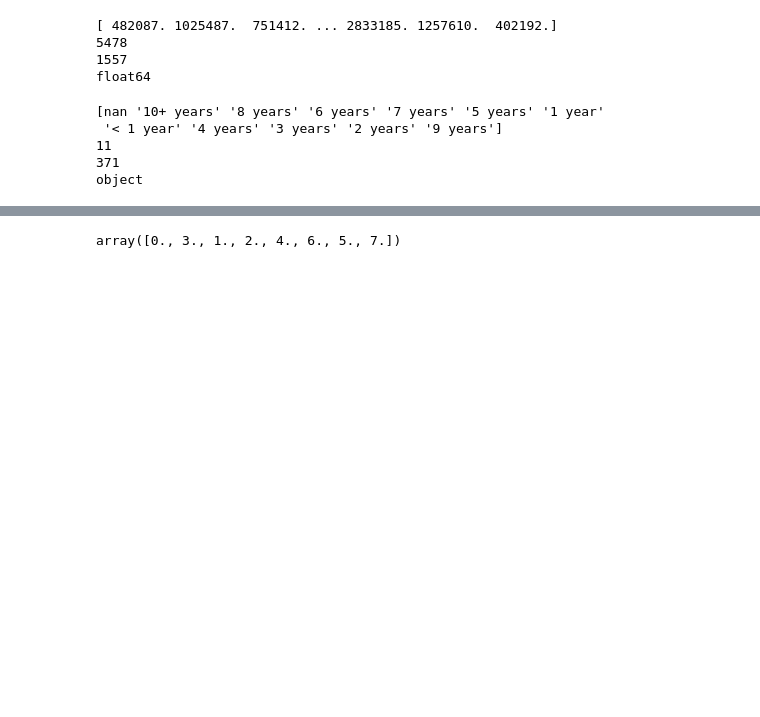
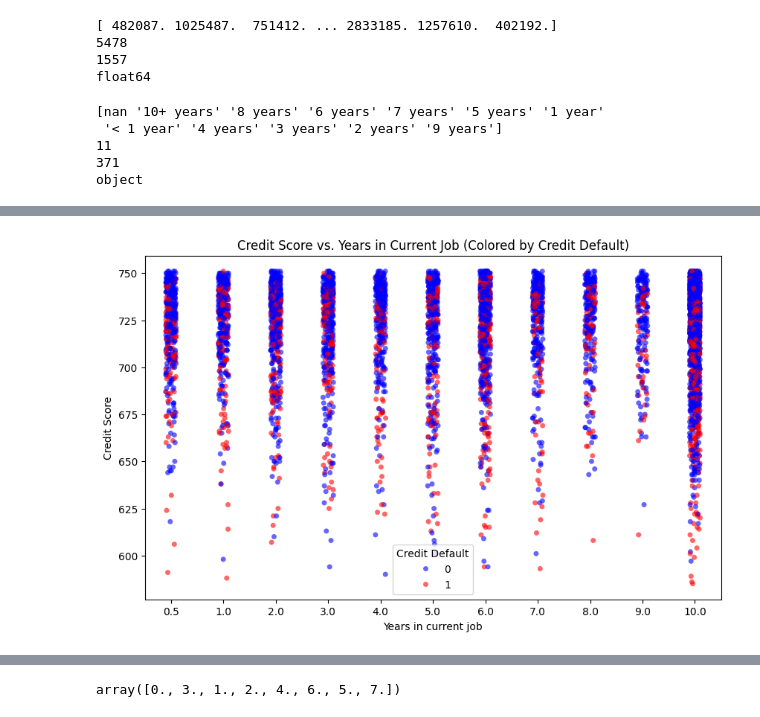
Before and after one commit to LiShun522/tibame_1224, a Jupyter notebook: data_analysis/20250204_個人專題(貸款違約預測)/Loan Default Prediction/data_preprocessing.ipynb, the cells around one changed output, grey strips where cells are left out. Drawn from its saved outputs; the diff is of its cells as text; code cells hidden in the pictures; blank space fills up the shorter version.

```diff
--- a/data_analysis/20250204_個人專題(貸款違約預測)/Loan Default Prediction/data_preprocessing.ipynb
+++ b/data_analysis/20250204_個人專題(貸款違約預測)/Loan Default Prediction/data_preprocessing.ipynb
@@ -38,3 +215,11 @@ object
+# %%
+# 數值化 Term（貸款期限）
+term_mapping = {
+    'Short Term': 0,
+    'Long Term': 1
+}
+
+df['Term'] = df['Term'].map(term_mapping)
 # %%
 # 年收入欄位物件 有哪些內容
 print(df["Annual Income"].unique())
@@ -64,3 +249,24 @@ print(df["Years in current job"].dtypes)
 11
 371
 object
+# %%
+# 先將 Years in current job 數值化
+job_mapping = {
+    '< 1 year': 0.5,
+    '1 year': 1,
+    '2 years': 2,
+    '3 years': 3,
+    '4 years': 4,
+    '5 years': 5,
+    '6 years': 6,
+    '7 years': 7,
+    '8 years': 8,
+    '9 years': 9,
+    '10+ years': 10
+}
+
+# 應用數值轉換
+df['Years in current job'] = df['Years in current job'].map(job_mapping)
+
+# 先檢查有多少 NaN
+print(df['Years in current job'].isnull().sum())
@@ -66,0 +298,12 @@ object
+# %%
+# 適合數據類型
+plt.figure(figsize=(10, 6))
+sns.stripplot(
+    data=df, x="Years in current job", y="Credit Score",
+    hue="Credit Default", palette={0: "blue", 1: "red"},
+    jitter=True, alpha=0.6
+)
+plt.title("Credit Score vs. Years in Current Job (Colored by Credit Default)")
+plt.show()
+# %% [output]
+[figure, added]
```
Also changed, not shown: parts of 76 cells of this notebook, 5 other files.
